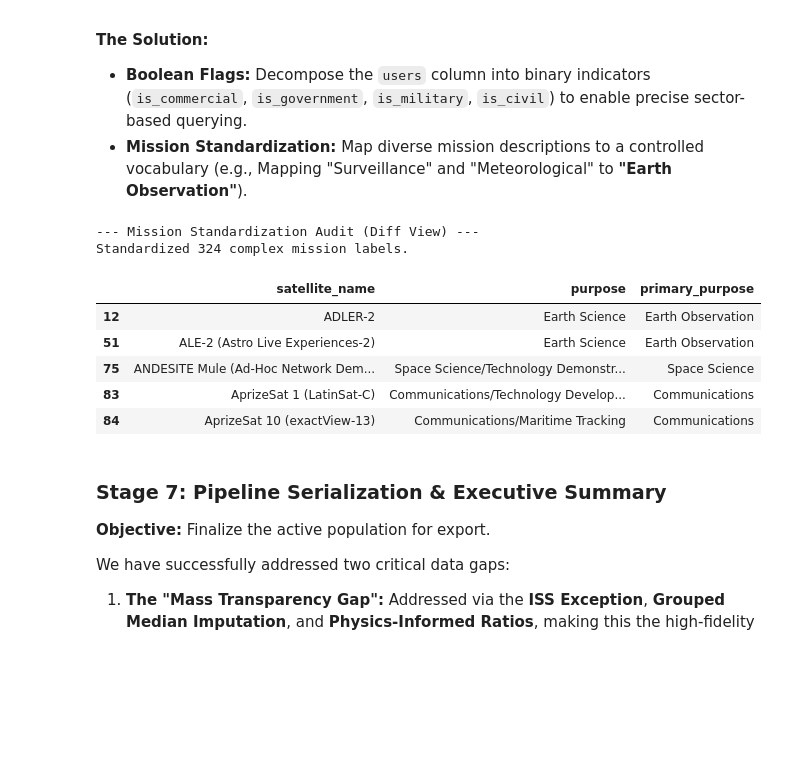
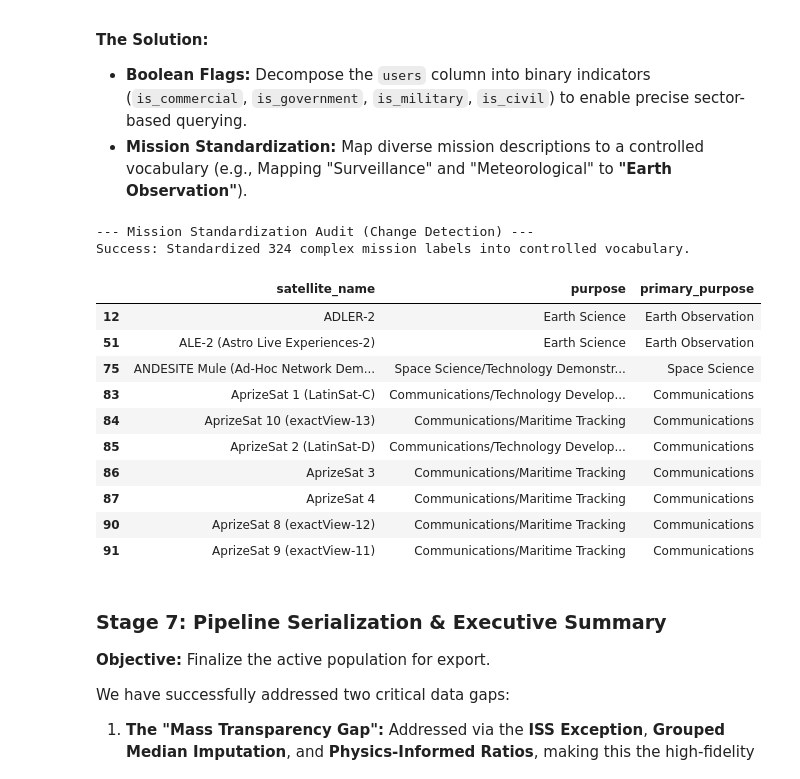
Before and after one commit to sithid/orbital-debris-assessment, a Jupyter notebook: notebooks/ucs_cleanup.ipynb, the cells around one changed output. Drawn from its saved outputs; the diff is of its cells as text; code cells hidden in the pictures; blank space fills up the shorter version.

```diff
--- a/notebooks/ucs_cleanup.ipynb
+++ b/notebooks/ucs_cleanup.ipynb
@@ -203,7 +178,7 @@ for col in columns_to_sanitize:
 print("Numeric Sanitization Complete.")
 
 # IMMEDIATE VERIFICATION (Diagnostic)
-print(f"\n{'Column (Original Name)':<30} | {'Current Type':<15} | {'Sample Value'}")
+print(f"\n{'Column (Original Name)':<30} | {'Current Type':<15} | {'Sample Value':<15} | {'Count'}")
 print("-" * 75)
 
 for col in columns_to_sanitize:
@@ -211,12 +186,12 @@ for col in columns_to_sanitize:
         dtype = str(ucs_sats_messy[col].dtype)
         # Get a sample value (first non-null)
         sample = ucs_sats_messy[col].dropna().iloc[0] if not ucs_sats_messy[col].dropna().empty else "Empty"
-
+        count = ucs_sats_messy[col].count()
         # VISUAL ALARM: If it's an object, mark it with '!!!'
         # We want to see 'float64' or 'int64'. 'object' is a failure.
         status_marker = "!!!" if 'object' in dtype else ""
 
-        print(f"{col:<30} | {dtype:<15} | {sample} {status_marker}")
+        print(f"{col:<30} | {dtype:<15} | {sample:<15} | {count} {status_marker}")
     else:
         print(f"{col:<30} | NOT FOUND")
 # %% [output]
@@ -407,40 +479,44 @@ def standardize_purpose(text):
         'Platform': 'Technology Development',
         'Satellite Positioning': 'Navigation',
         'Navigation': 'Navigation',
         'Communications': 'Communications',
         'Space Science': 'Space Science',
         'Educational': 'Educational'
     }
     return mapping.get(primary, primary)
 
 ucs_sats_messy['primary_purpose'] = ucs_sats_messy['purpose'].apply(standardize_purpose)
 
 # Logical Reordering (Move primary_purpose next to purpose for easy checking)
 cols = list(ucs_sats_messy.columns)
 cols.remove('primary_purpose')
 target_index = cols.index('purpose')
 cols.insert(target_index + 1, 'primary_purpose')
 ucs_sats_messy = ucs_sats_messy[cols]
 
-print("\n--- Mission Standardization Audit (Diff View) ---")
-# Show only rows where the purpose was actually changed/cleaned
+print("\n--- Mission Standardization Audit (Change Detection) ---")
 columns_to_show = ['satellite_name', 'purpose', 'primary_purpose']
 diff_view = ucs_sats_messy[ucs_sats_messy['purpose'] != ucs_sats_messy['primary_purpose']][columns_to_show]
 
 if not diff_view.empty:
-    print(f"Standardized {len(diff_view)} complex mission labels.")
-    display(diff_view.head(5))
+    print(f"Success: Standardized {len(diff_view)} complex mission labels into controlled vocabulary.")
+    display(diff_view.head(10))
 else:
-    print("No complex labels found (Data was already clean).")
+    print("Verification: No complex labels found.")
 # %% [output]
---- Mission Standardization Audit (Diff View) ---
-Standardized 324 complex mission labels.
+--- Mission Standardization Audit (Change Detection) ---
+Success: Standardized 324 complex mission labels into controlled vocabulary.
 |  | satellite_name | purpose | primary_purpose |
 | 12 | ADLER-2 | Earth Science | Earth Observation |
 | 51 | ALE-2 (Astro Live Experiences-2) | Earth Science | Earth Observation |
 | 75 | ANDESITE Mule (Ad-Hoc Network Dem... | Space Science/Technology Demonstr... | Space Science |
 | 83 | AprizeSat 1 (LatinSat-C) | Communications/Technology Develop... | Communications |
 | 84 | AprizeSat 10 (exactView-13) | Communications/Maritime Tracking | Communications |
+| 85 | AprizeSat 2 (LatinSat-D) | Communications/Technology Develop... | Communications |
+| 86 | AprizeSat 3 | Communications/Maritime Tracking | Communications |
+| 87 | AprizeSat 4 | Communications/Maritime Tracking | Communications |
+| 90 | AprizeSat 8 (exactView-12) | Communications/Maritime Tracking | Communications |
+| 91 | AprizeSat 9 (exactView-11) | Communications/Maritime Tracking | Communications |
 # %% [markdown]
 ### **Stage 7: Pipeline Serialization & Executive Summary**
 **Objective:** Finalize the active population for export.
```
Also changed, not shown: parts of 11 cells of this notebook, 1 other file.
